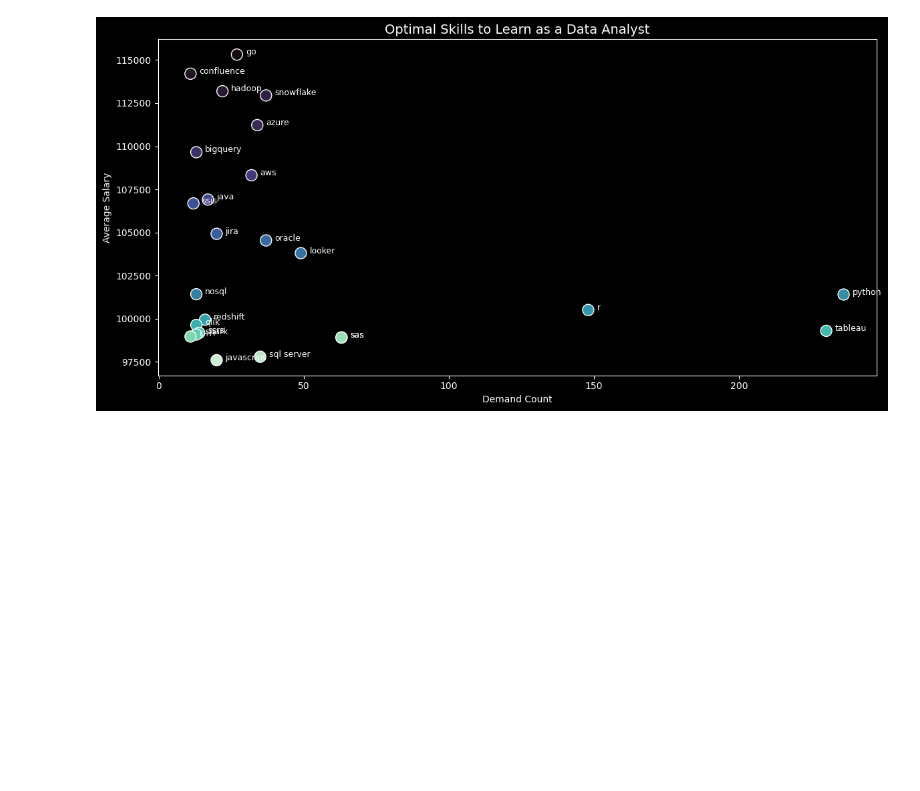
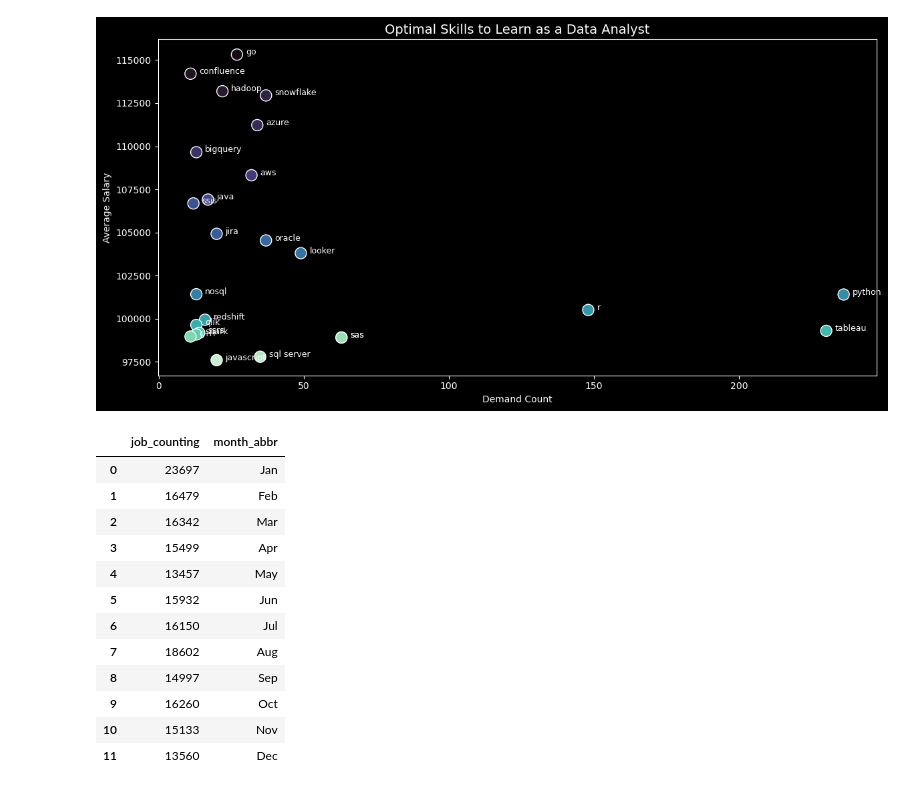
Before and after one commit to WesleyPenteado/SQL_Practice-Data_Analyst_Analysis, a Jupyter notebook: project_py/visualization.ipynb, the cells around one changed output. Cells and saved outputs as stored; diff of their text form; code cells hidden in the pictures; blank space fills up the shorter version.

```diff
--- a/project_py/visualization.ipynb
+++ b/project_py/visualization.ipynb
@@ -258,3 +261,19 @@ plt.tight_layout()
 plt.show()
 # %% [output]
 [figure]
+# %%
+df_q6.head(12)
+# %% [output]
+|  | job_counting | month_abbr |
+| 0 | 23697 | Jan |
+| 1 | 16479 | Feb |
+| 2 | 16342 | Mar |
+| 3 | 15499 | Apr |
+| 4 | 13457 | May |
+| 5 | 15932 | Jun |
+| 6 | 16150 | Jul |
+| 7 | 18602 | Aug |
+| 8 | 14997 | Sep |
+| 9 | 16260 | Oct |
+| 10 | 15133 | Nov |
+| 11 | 13560 | Dec |
```
Also changed, not shown: parts of 3 cells of this notebook, 1 other file.
